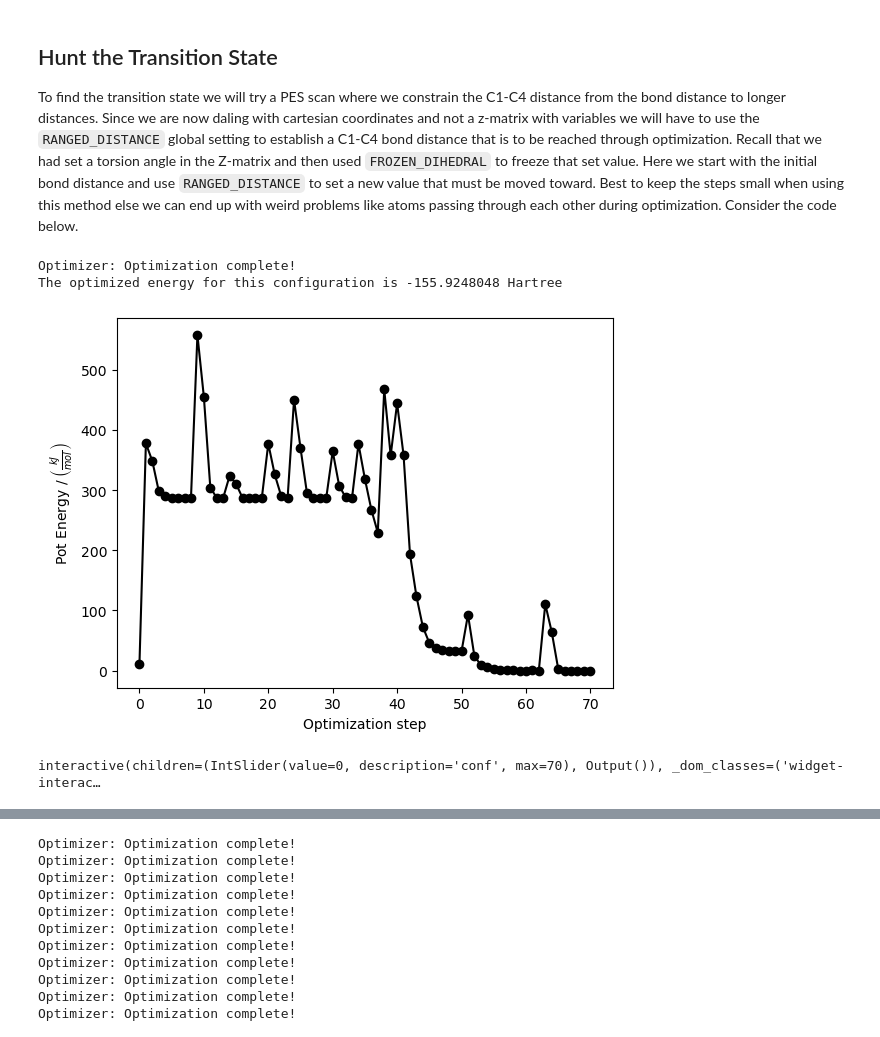
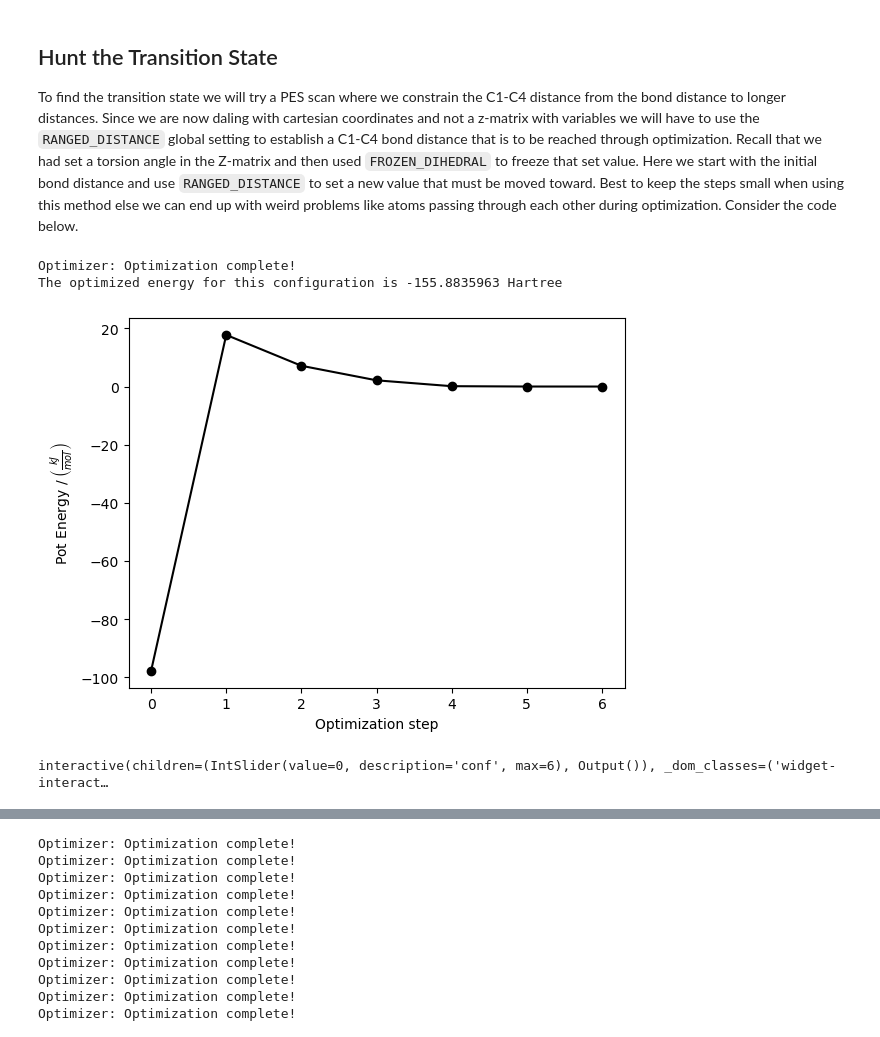
Before and after one commit to blinkletter/TryingPsi4andMore, a Jupyter notebook: 10-psi4-TS-Cyclization.ipynb, the cells around one changed output, grey strips where cells are left out. Drawn from its saved outputs; the diff is of its cells as text; code cells hidden in the pictures.

```diff
--- a/10-psi4-TS-Cyclization.ipynb
+++ b/10-psi4-TS-Cyclization.ipynb
@@ -48,8 +48,8 @@ data = """
     H9      4    CH_5_9        3  CH_512          2     D3
     H10     4    CH_6_10       9  CH_615          3     D2
 
-       symmetry c1
-       dihedral  =  0
+       symmetry c2
+       dihedral  =  2
        CC1 = 1.3
        CC2 = 1.5
        CH_5_9 = 1.0
@@ -200,36 +204,36 @@ psi4.set_options({"FROZEN_DIHEDRAL":""})     # Clear FROZEN_DIHEDRAL
 output_file = "cyclobutene1.out"
 psi4.set_output_file(output_file, append=False, loglevel=20, print_header=True, inherit_loglevel=True, execute=True)
 
-goal = 2.7
-psi4.set_options({"RANGED_DISTANCE":f"1 4 {goal-.1} {goal+.1}"})
+goal = 2.0
+psi4.set_options({"RANGED_DISTANCE":f"1 4 {goal-.01} {goal+.01}"})
 
 #energy, hist = psi4.optimize("hf/STO-3G", molecule = mol2, return_history=True)
 energy, hist = psi4.optimize("b3pw91/6-31+G(d)", molecule = mol2, return_history=True)
 
 
 
 
 print(f"The optimized energy for this configuration is {energy:.7f} Hartree\n")
 
 # a = np.array(hist["energy"])                 # print the energies at each step
 # b = ((a - a[-1]) * psi4.constants.hartree2kJmol)
 # for c in b: print(f"{c:10.3f}")
 
 fig, ax =  plt.subplots(1)                     # Create a blank plot in a figure
 
 energies = np.array(hist["energy"])            # Get the list of energies from the history of the optimization
 energies = (energies - energies[-1]) * psi4.constants.hartree2kJmol   # relative energy in kJ/mole
 
 ax.plot(energies, "ko-")                       # Plot the energies at each step
 ax.set_xlabel('Optimization step')
 ax.set_ylabel(r'Pot Energy /$\;\left(\frac{kJ}{mol}\right)$')
 plt.show()
 
 coordinates = hist["coordinates"]              # Visualize the structures at each step
 traj = hp.mol2traj(mol, coordinates)
 hp.drawXYZGeomSlider(traj)
 # %% [output]
 Optimizer: Optimization complete!
-The optimized energy for this configuration is -155.9248048 Hartree
+The optimized energy for this configuration is -155.8835963 Hartree
-[figure, old version]
+[figure, new version]
-interactive(children=(IntSlider(value=0, description='conf', max=70), Output()), _dom_classes=('widget-interac…
+interactive(children=(IntSlider(value=0, description='conf', max=6), Output()), _dom_classes=('widget-interact…
```
Also changed, not shown: parts of 10 cells of this notebook, 4 other files.
